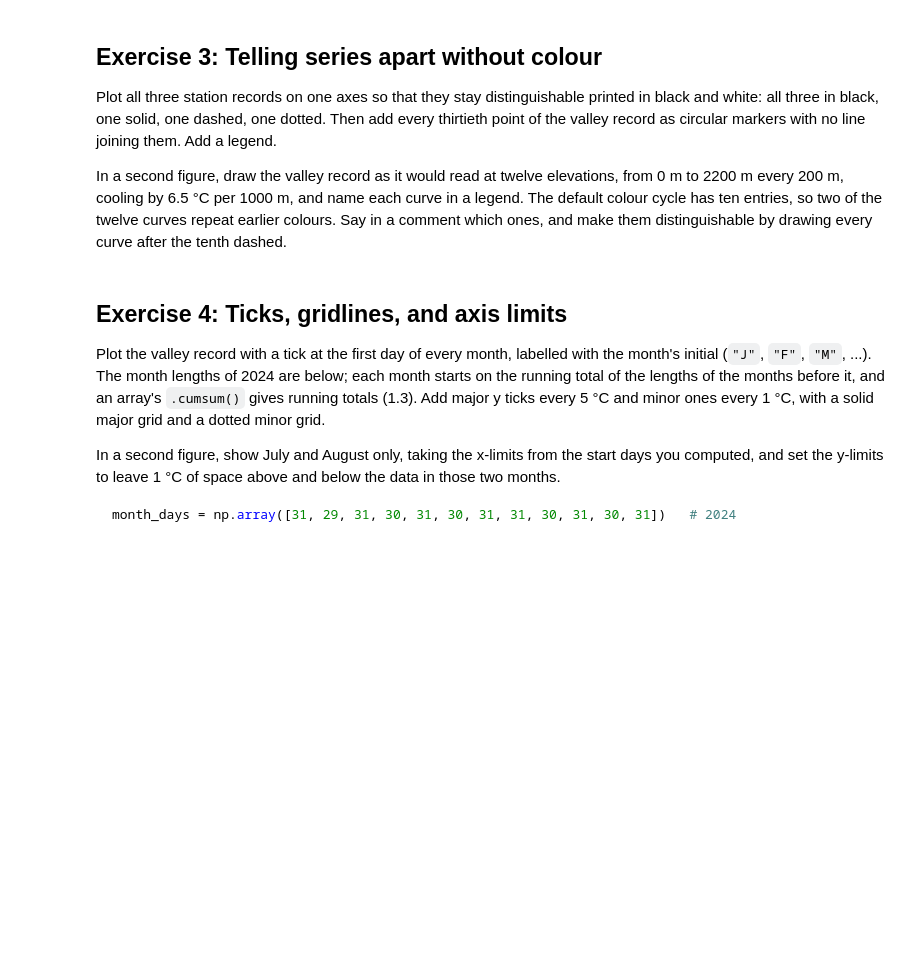
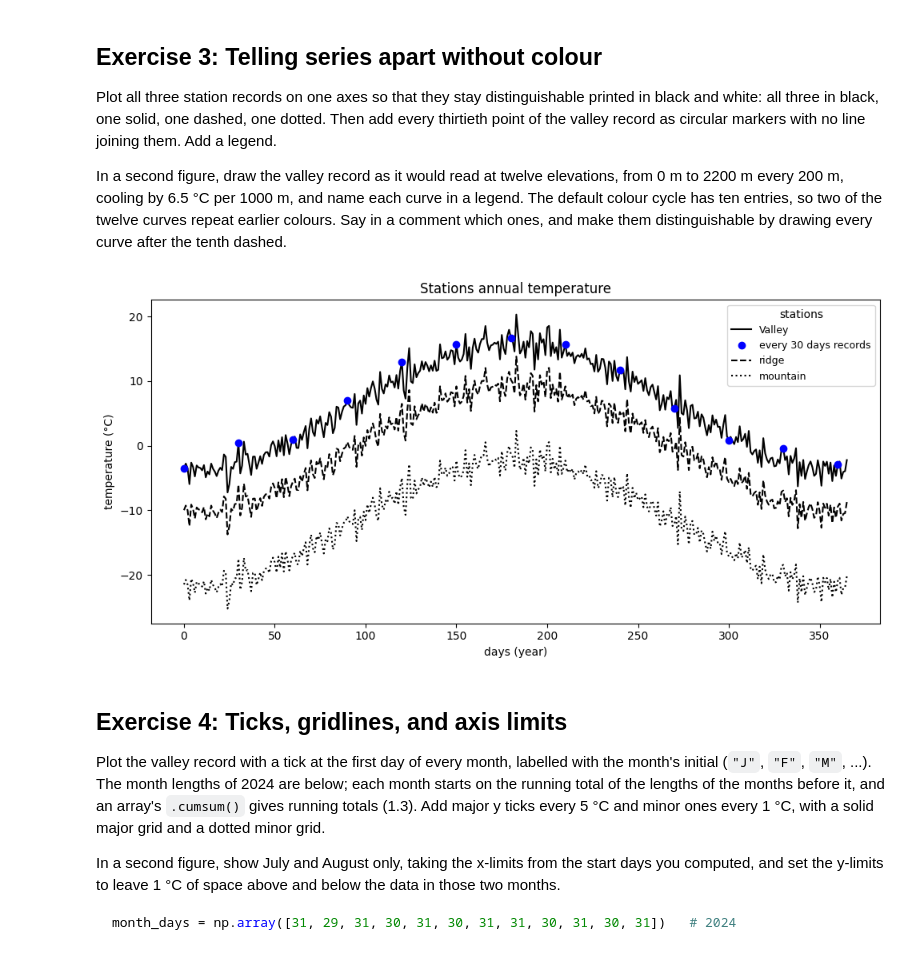
Before and after one commit to oliviaberset/2026_Intro_Python, a Jupyter notebook: live/part-I/1.4-matplotlib-and-xarray-exercises.ipynb, the cells around one changed output. Drawn from its saved outputs; the diff is of its cells as text; code cells hidden in the pictures; blank space fills up the shorter version.

```diff
--- a/live/part-I/1.4-matplotlib-and-xarray-exercises.ipynb
+++ b/live/part-I/1.4-matplotlib-and-xarray-exercises.ipynb
@@ -95,3 +117,20 @@ which ones, and make them distinguishable by drawing every curve after the tenth
+# %%
+# Your solution here
+
+fig, ax = plt.subplots(figsize=(10,5))
+ax.plot(valley_celsius[days], color="k", linestyle="solid", label="Valley")
+ax.plot(days[::30], valley_celsius[::30], marker="o", color="b", markersize=6, linestyle="None", label="every 30 days records")
+ax.plot(ridge_celsius[days], color="k", linestyle="dashed", label="ridge")
+ax.plot(mountain_celsius[days], color="k", linestyle="dotted",label="mountain")
+ax.set_xlabel("days (year)")
+ax.set_ylabel("temperature (°C)")
+ax.set_title("Stations annual temperature")
+ax.legend(fontsize=9, title="stations")
+
+plt.tight_layout()
+plt.show()
+# %% [output]
+[figure, added]
 # %% [markdown]
 ## Exercise 4: Ticks, gridlines, and axis limits
 
```
Also changed, not shown: parts of 6 cells of this notebook.
